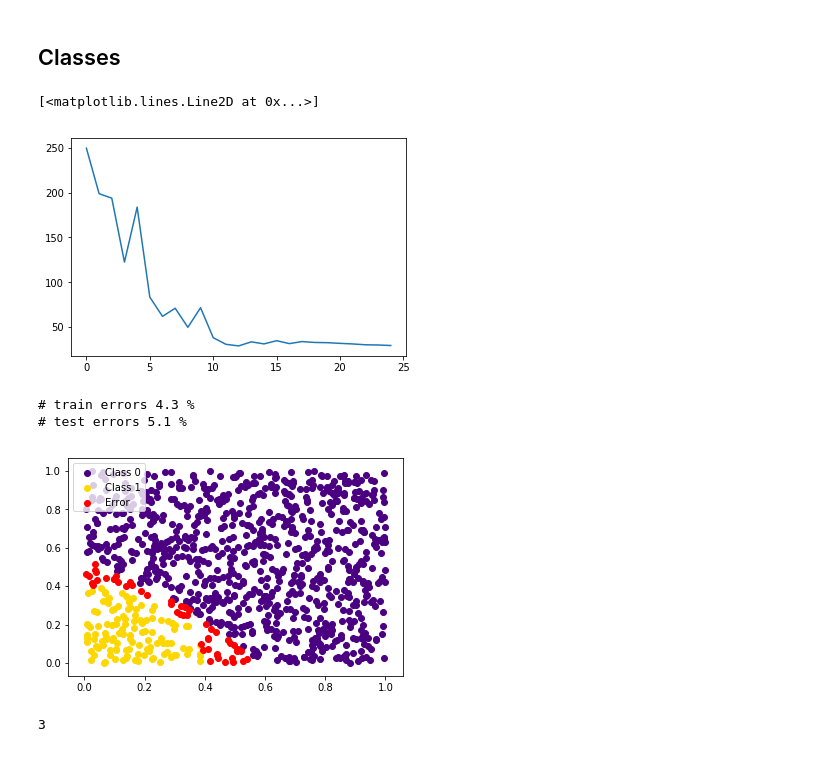
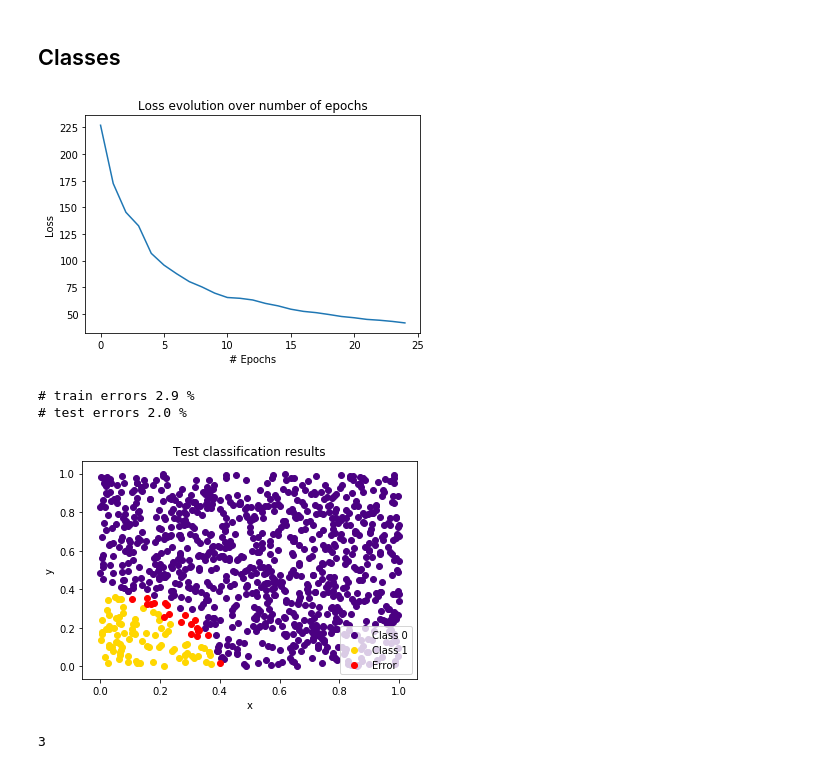
Before and after one commit to carparel/Deep-Learning, a Jupyter notebook: Mini_project_2_second_try.ipynb, the cells around one changed output. Saved outputs shown, nothing was run; the diff lists cells and outputs as text; code cells hidden in the pictures.

```diff
--- a/Mini_project_2_second_try.ipynb
+++ b/Mini_project_2_second_try.ipynb
@@ -246,15 +246,19 @@ def error(output, target):
 # %%
 eta = 0.01
 mini_batch_size = 100
 epochs = 25
 
-model = Sequential(Linear(2,25), ReLU(), Dropout(0), Linear(25,25), Tanh(), Linear(25,25), ReLU(), Linear(25,2), Sigmoid())
+model = Sequential(Linear(2,25), ReLU(), Linear(25,25), Tanh(), Linear(25,25), ReLU(), Linear(25,2), Sigmoid())
 
 losses = train(model, train_input, train_target, eta, mini_batch_size, epochs)
+
 plt.plot(losses)
+plt.xlabel('# Epochs')
+plt.ylabel('Loss')
+plt.title('Loss evolution over number of epochs')
+plt.savefig('loss.png')
 # %% [output]
-[<matplotlib.lines.Line2D at 0x...>]
-[figure, old version]
+[figure, new version]
 # %%
 output_train = model.forward_pass(train_input)
 output_test = model.forward_pass(test_input)
@@ -271,11 +275,15 @@ plt.scatter(test_input[test==0,0],test_input[test==0,1], c = 'indigo')
 plt.scatter(test_input[test==1,0],test_input[test==1,1], c = 'gold')
 plt.scatter(test_input[test==2,0],test_input[test==2,1], c = 'red')
 plt.legend(['Class 0','Class 1','Error'])
+plt.xlabel('x')
+plt.ylabel('y')
+plt.title('Test classification results')
+plt.savefig('errors.png')
 plt.show()
 # %% [output]
-# train errors 4.3 %
-# test errors 5.1 %
+# train errors 2.9 %
+# test errors 2.0 %
-[figure, old version]
+[figure, new version]
 # %%
 import torch
 from torch.autograd import Variable
```
Also changed, not shown: parts of 2 cells of this notebook, 7 other files.
